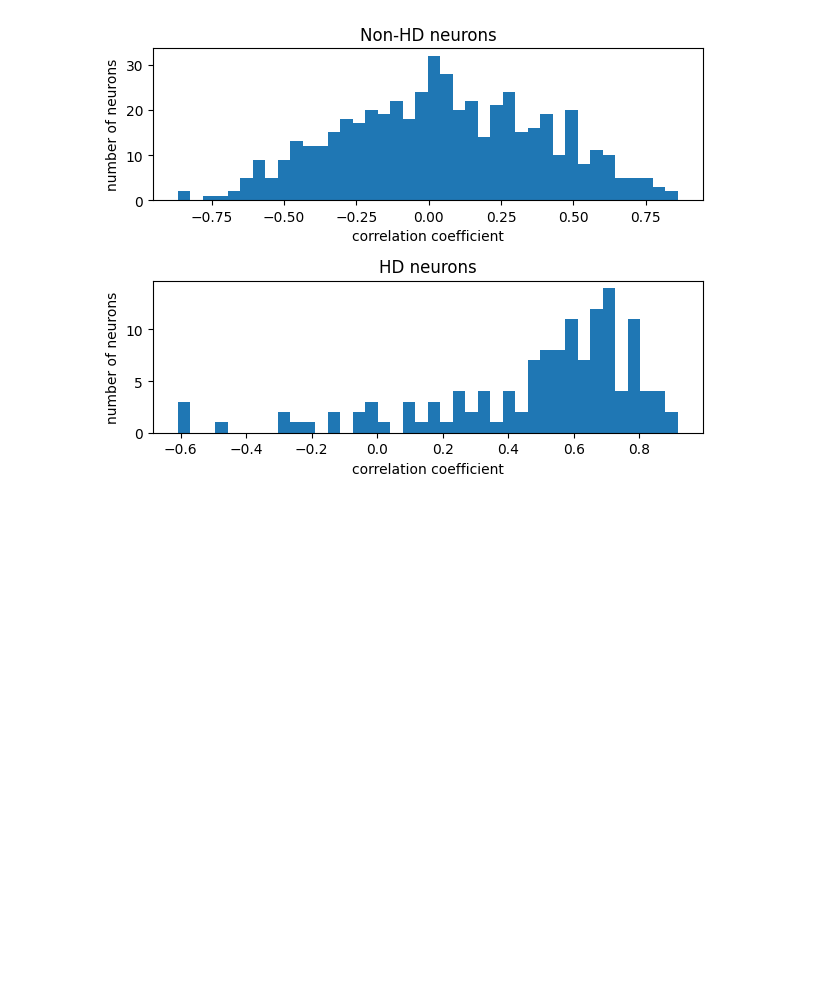
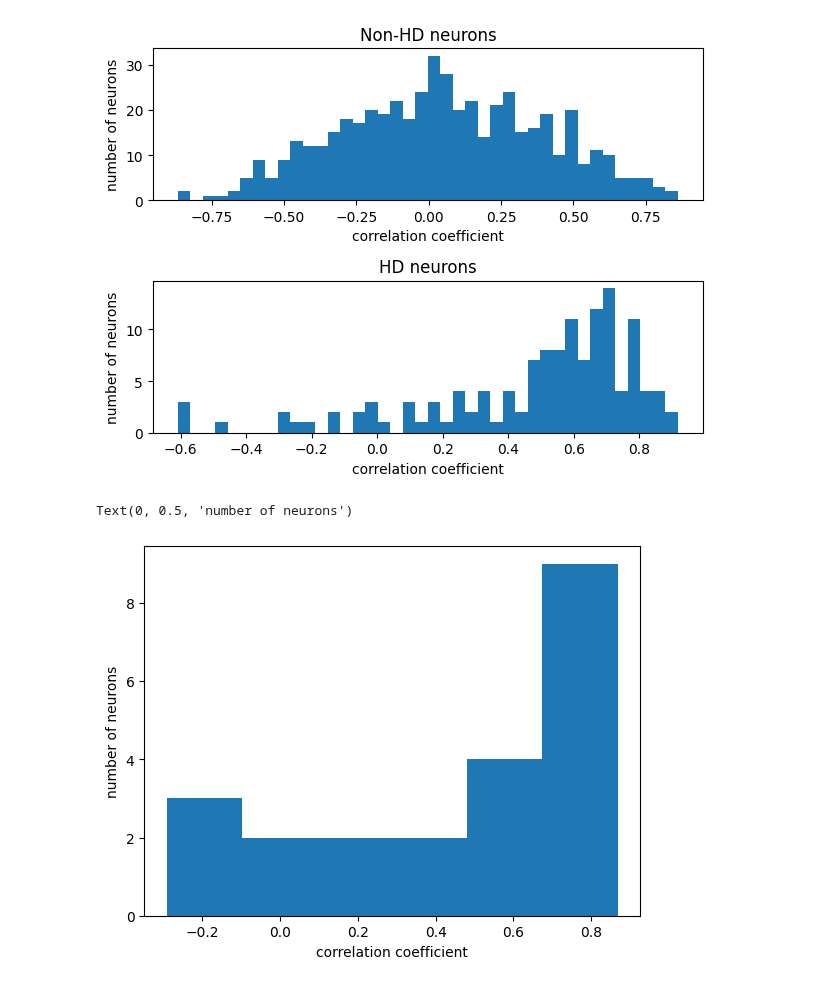
Before and after one commit to davindicode/UCM-interpret, a Jupyter notebook: analysis/mean_FF_analysis.ipynb, the cells around one changed output. Saved outputs shown, nothing was run; the diff lists cells and outputs as text; code cells hidden in the pictures; blank space fills up the shorter version.

```diff
--- a/analysis/mean_FF_analysis.ipynb
+++ b/analysis/mean_FF_analysis.ipynb
@@ -213,3 +213,11 @@ ax[1].set_title('HD neurons')
 plt.tight_layout()
 # %% [output]
 [figure]
+# %%
+fig, ax = plt.subplots()
+ax.hist(correlations[:22], bins='auto')
+ax.set_xlabel('correlation coefficient')
+ax.set_ylabel('number of neurons')
+# %% [output]
+Text(0, 0.5, 'number of neurons')
+[figure, added]
```
Also changed, not shown: 2 other files.
